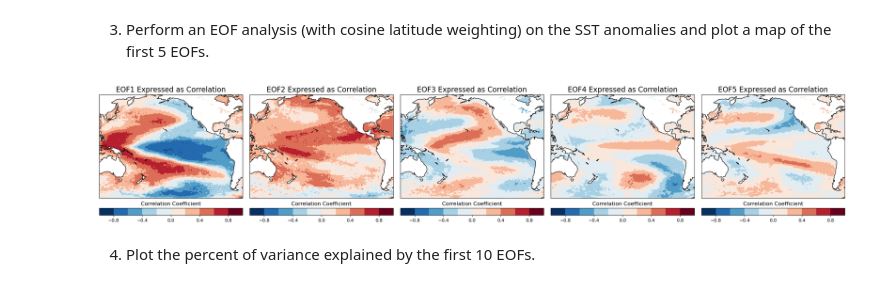
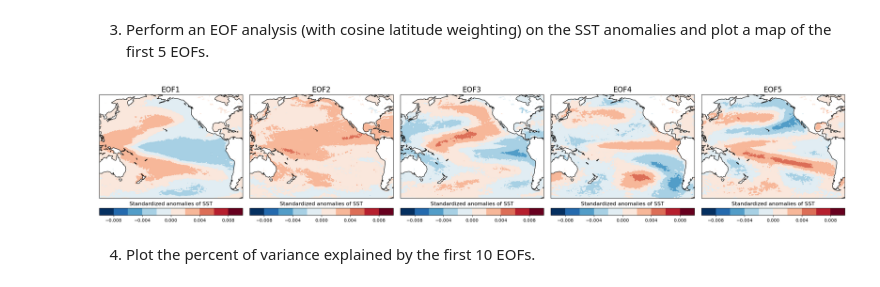
Before and after one commit to atmsillinois/time-series-and-eofs-leanneblind, a Jupyter notebook: project4_atms523_blind.ipynb, the cells around one changed output. Drawn from its saved outputs; the diff is of its cells as text; code cells hidden in the pictures.

```diff
--- a/project4_atms523_blind.ipynb
+++ b/project4_atms523_blind.ipynb
@@ -54,12 +54,10 @@ client.register_worker_plugin(plugin)
 
     The [Computations and Masks with Xarray documentation from Project Pythia](https://foundations.projectpythia.org/core/xarray/computation-masking.html) was used for help on calculating the SST and precipitation anomalies.
 # %%
-# This builds a file list of ERA5 monthly mean SST files and accumulated precipitation
-# from 1979-2021 (files are for every year but contain monthly means)
+# This builds a file list of ERA5 monthly mean SST files from 1979-2021 (files
+# are for every year but contain monthly means)
 base_url_sst = 'https://rda.ucar.edu/thredds/dodsC/files/g/ds633.1_nc/e5.moda.an.sfc/'
-base_url_precip = 'https://rda.ucar.edu/thredds/dodsC/files/g/ds633.1_nc/e5.moda.fc.sfc.accumu/'
 base_url2_sst = '/e5.moda.an.sfc.128_034_sstk.ll025sc.'
-base_url2_precip = '/e5.moda.fc.sfc.accumu.128_228_tp.ll025sc.'
 base_url3 = '.nc'
 
 # Pandas fuction that creates an array of date time objects with an annual frequency
@@ -67,7 +65,6 @@ base_url3 = '.nc'
 pr = pd.date_range(start='1979-01',end='2021-12', freq='AS')
 
 file_list_sst=[]
-file_list_precip = []
 for dt in pr:
     year = dt.strftime('%Y')
     month = dt.strftime('%Y%m%d%H')
@@ -77,9 +74,6 @@ for dt in pr:
     # be downloaded for each variable
     single_file_sst = (base_url_sst+year+base_url2_sst+month+'_'+month2+base_url3)
     file_list_sst.append(single_file_sst)
-
-    single_file_precip = (base_url_precip+year+base_url2_precip+month+'_'+month2+base_url3)
-    file_list_precip.append(single_file_precip)
 # %%
 # Defines Pacific Ocean latitude and longitude basin wanted
 pacific_north_lat = 65.0
@@ -303,19 +230,19 @@ eofs = solver.eofs(neofs=5)
 # %%
 # Creating plots of the first 5 EOFs
-clevs = np.linspace(-1, 1, 11)
+clevs = np.linspace(-.01, .01, 11)
 fig = plt.figure(figsize=(30, 20), constrained_layout=True)
 fig.subplots_adjust(hspace=0.05, wspace=0.05)
 for num in range(1,6):
     ax = plt.subplot(1, 5, num,  projection=ccrs.PlateCarree(central_longitude=190))
     fill = eofs[num-1].plot.contourf(ax=ax, levels=clevs, cmap=plt.cm.RdBu_r,
                                 add_colorbar=False, transform=ccrs.PlateCarree())
     ax.add_feature(cfeature.COASTLINE, color='k', edgecolor='k')
-    ax.set_title(f'EOF{num} Expressed as Correlation', fontsize=16)
+    ax.set_title(f'EOF{num}', fontsize=16) # Expressed as Correlation
     clb = fig.colorbar(fill, ax=ax, orientation='horizontal', pad=0.02)
-    clb.ax.set_title('Correlation Coefficient')
+    clb.ax.set_title('Standardized anomalies of SST')
 plt.show()
 # %% [output]
-[figure, old version]
+[figure, new version]
 # %% [markdown]
 4. Plot the percent of variance explained by the first 10 EOFs.
 # %%
```
Also changed, not shown: parts of 22 cells of this notebook.
